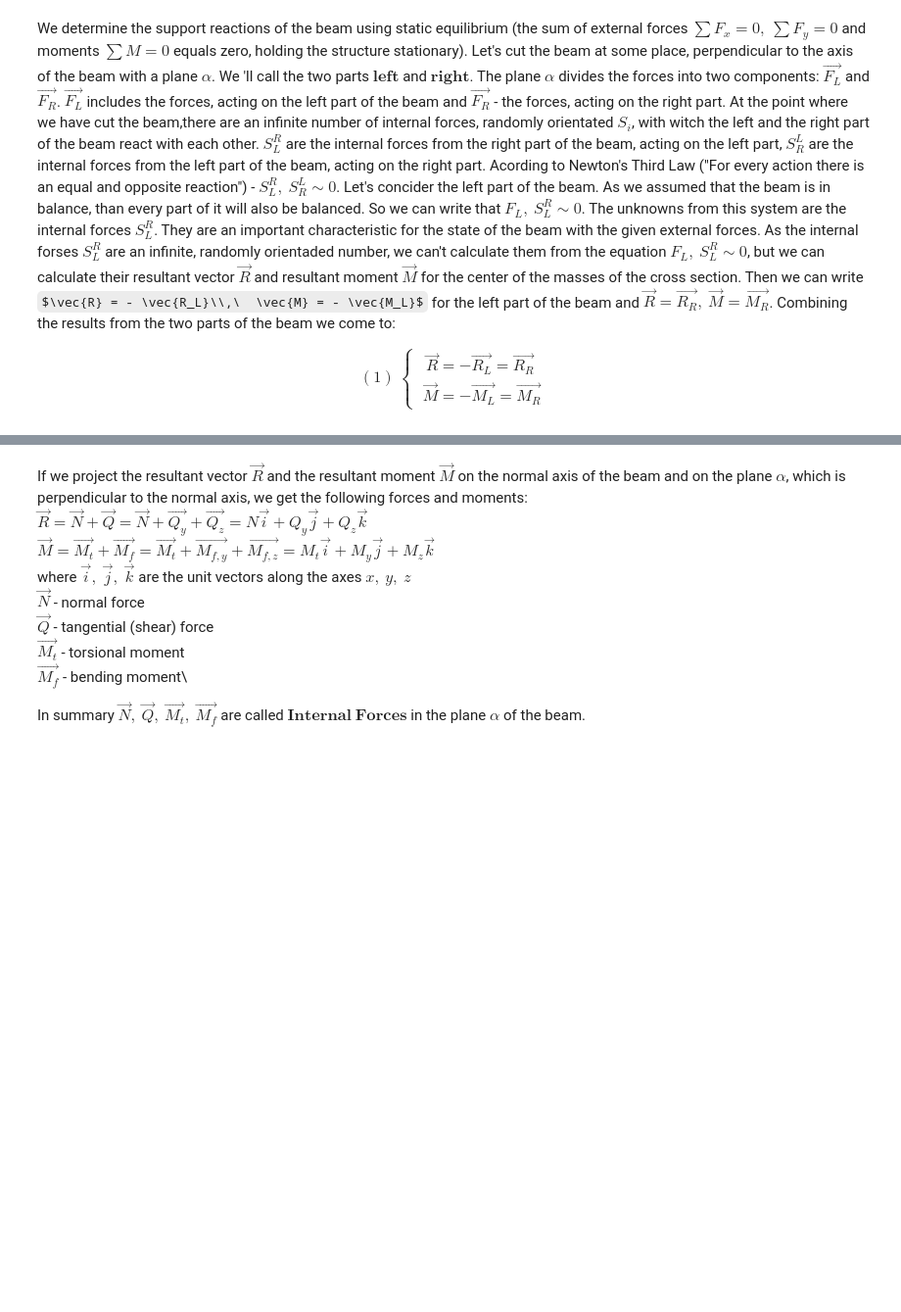
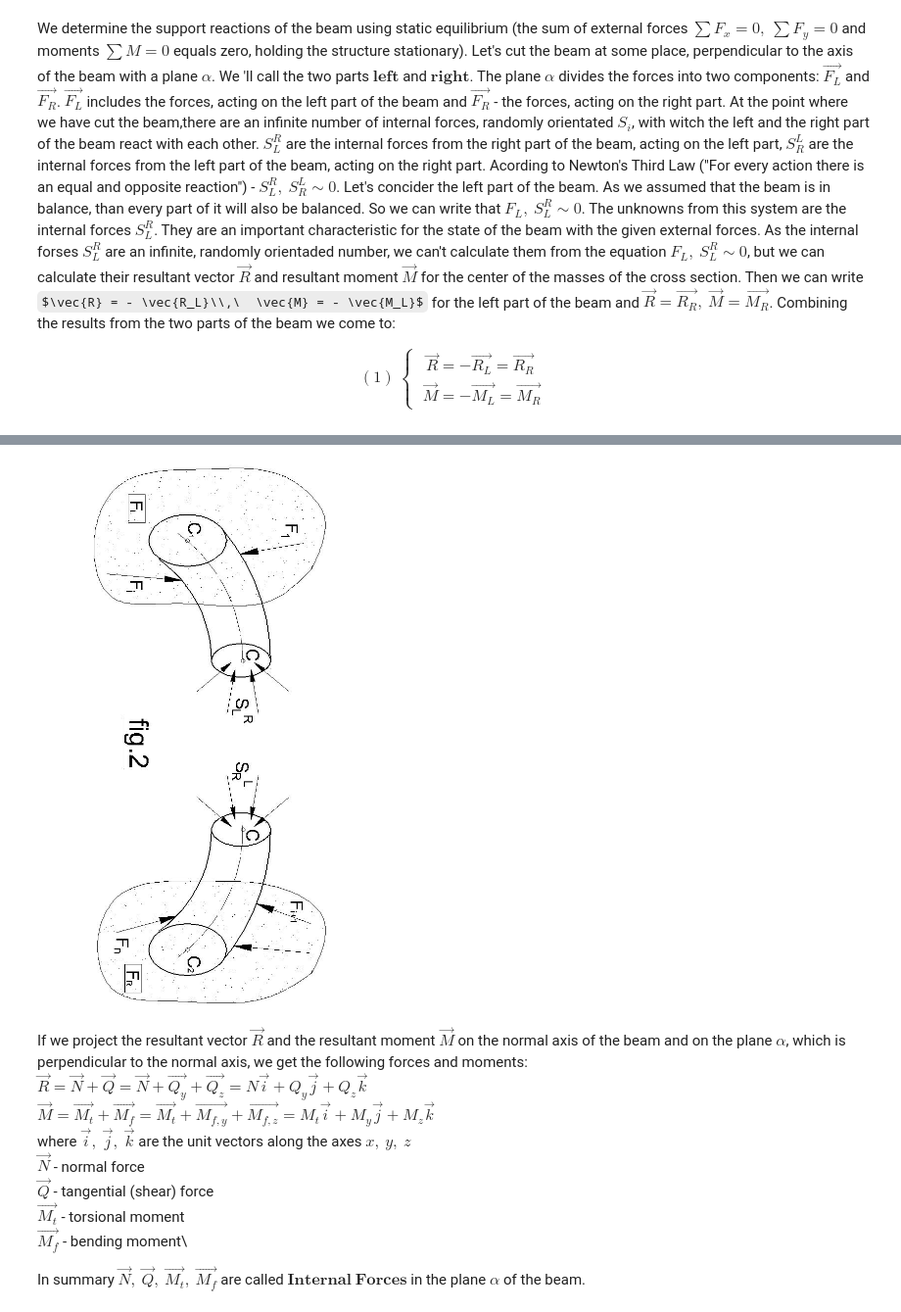
Before and after one commit to AleksandrinaStoyanova/Internal-Forces, a Jupyter notebook: Internal Forces.ipynb, the cells around one changed output, grey strips where cells are left out. Shown at 98% size. Saved outputs shown, nothing was run; the diff lists cells and outputs as text; code cells hidden in the pictures; some formulas as TeX source; blank space fills up the shorter version.

```diff
--- a/Internal Forces.ipynb
+++ b/Internal Forces.ipynb
@@ -38,9 +32,5 @@ Combining the results from the two parts of the beam we come to:
 $$(1)\          \left\{ \begin{array}{cc}\vec{R} = - \vec{R_L} = \vec{R_R} \\
 \ \vec{M} = - \vec{M_L} = \vec{M_R}\end{array}\right.$$
 # %%
-with open("Fig_2.pdf", "rb") as f:
-    base64_pdf = base64.b64encode(f.read()).decode("utf-8")
-pdf_display = f'<embed src="data:application/pdf;base64,{base64_pdf}" width="300" height="200" type="application/pdf">'
-
-HTML(pdf_display)
+Image(filename="Fig_2.jpg", width=400, height=200)
 # %% [output]
@@ -48,3 +37,4 @@ HTML(pdf_display)
+[figure, added]
 # %% [markdown]
 If we project the resultant vector $\vec{R}$ and the resultant moment $\vec{M}$ on the normal axis of the beam and on the plane $\alpha$, which is perpendicular to the normal axis, we get the following forces and moments:\
 $\vec{R} = \vec{N} + \vec{Q} = \vec{N} + \vec{Q_y} + \vec{Q_z} = N\vec{i} + Q_y\vec{j} + Q_z\vec{k}$\
```
Also changed, not shown: parts of 8 cells of this notebook.
